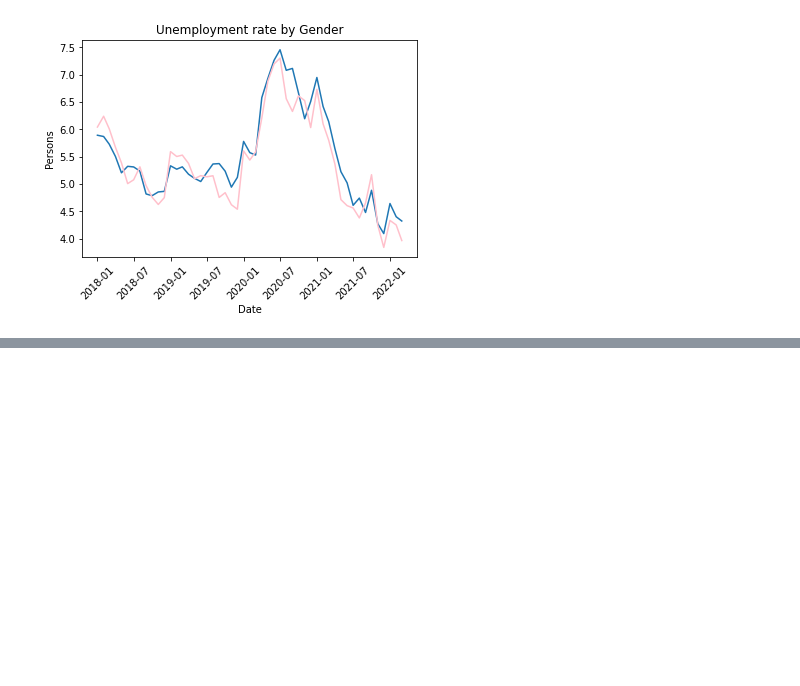
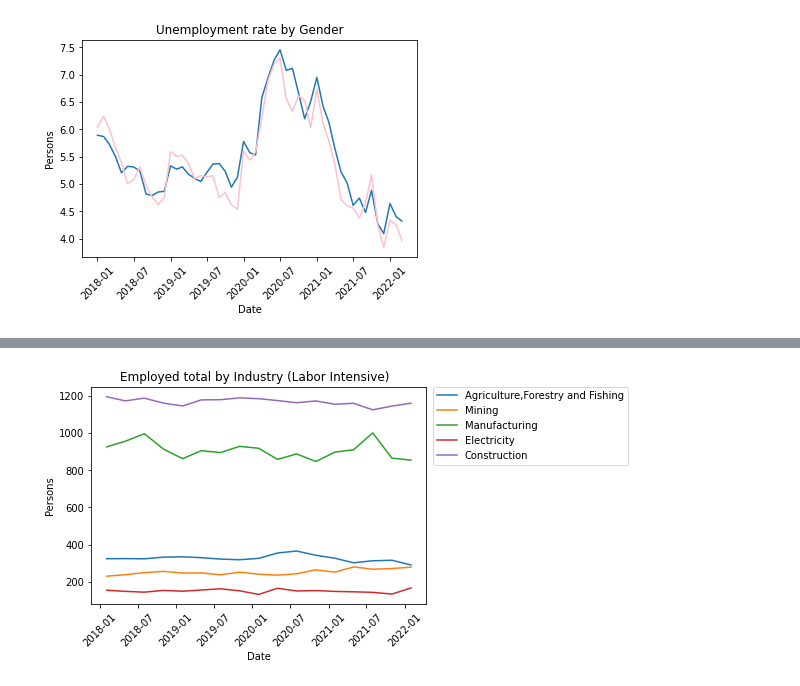
Before and after one commit to CarmenK2/GroupProject1, a Jupyter notebook: Project1_unemployment.ipynb, the cells around one changed output, grey strips where cells are left out. Saved outputs shown, nothing was run; the diff lists cells and outputs as text; code cells hidden in the pictures; blank space fills up the shorter version.

```diff
--- a/Project1_unemployment.ipynb
+++ b/Project1_unemployment.ipynb
@@ -210,0 +216,14 @@ plt.show()
+# %%
+plt.plot(industry_data["Date"], industry_data['Agriculture, Forestry and Fishing ;  Employed total ;.1'], label="Agriculture,Forestry and Fishing")
+plt.plot(industry_data["Date"], industry_data['Mining ;  Employed total ;.1'], label="Mining")
+plt.plot(industry_data["Date"], industry_data['Manufacturing ;  Employed total ;.1'], label='Manufacturing')
+plt.plot(industry_data["Date"], industry_data['Electricity'], label='Electricity')
+plt.plot(industry_data["Date"], industry_data['Construction ;  Employed total ;.1'], label='Construction')
+plt.legend(bbox_to_anchor=(1.02, 1), loc='upper left', borderaxespad=0)
+plt.title('Employed total by Industry (Labor Intensive)  ')
+plt.xlabel('Date')
+plt.xticks(rotation=45)
+plt.ylabel('Persons')
+plt.show()
+# %% [output]
+[figure, added]
```
Also changed, not shown: parts of 12 cells of this notebook.
